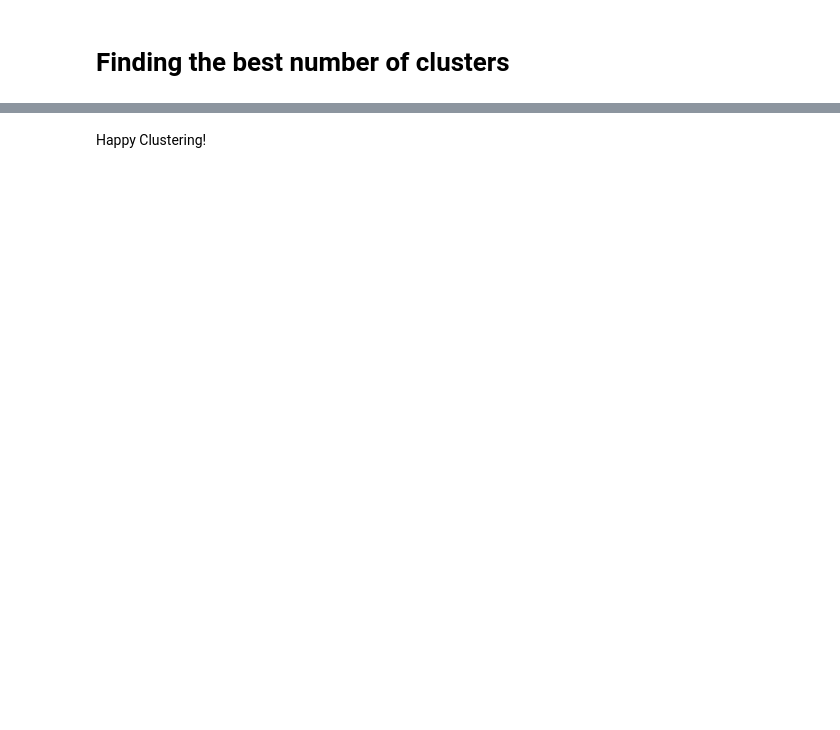
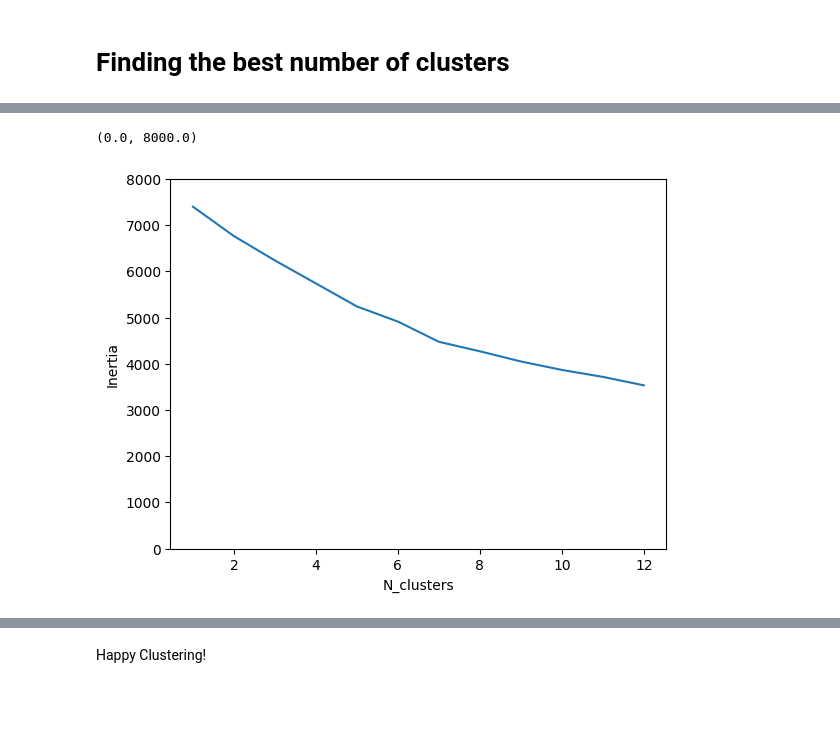
Before and after one commit to jposluszny/Machine-Learning, a Jupyter notebook: 9 KMeans/kmeans exercise.ipynb, the cells around one changed output, grey strips where cells are left out. Saved outputs shown, nothing was run; the diff lists cells and outputs as text; code cells hidden in the pictures; blank space fills up the shorter version.

```diff
--- a/9 KMeans/kmeans exercise.ipynb
+++ b/9 KMeans/kmeans exercise.ipynb
@@ -99,3 +127,4 @@ array([[ 6.71354234e+01, -3.27484750e+01, -2.96182849e+00, ...,
 # [Implement K-Means Clustering](https://scikit-learn.org/stable/modules/generated/sklearn.cluster.KMeans.html#sklearn.cluster.KMeans)
 # %%
 # Create an intance of KMeans
+kmeans = KMeans(n_clusters=4, random_state=42, n_init=10)
@@ -116,2 +145,4 @@ array([[ 6.71354234e+01, -3.27484750e+01, -2.96182849e+00, ...,
 # %% [markdown]
 k-means++ initializes the centroids to be  distant from each other, leading to better results than random initialization
+# %%
+kmeans.fit_transform(X_trans)
@@ -172,0 +216,6 @@ array([1, 0, 3, 1, 1, 3, 1, 3, 0, 1, 3, 3, 3, 3, 3, 1, 3, 3, 2, 1, 1, 3,
+# %%
+# Store the errors in a dataframe
+
+errors_df = pd.DataFrame(data={'N_clusters': [model.n_clusters for model in models],
+                               'Inertia': [model.inertia_ for model in models]})
+errors_df
@@ -172,0 +236,7 @@ array([1, 0, 3, 1, 1, 3, 1, 3, 0, 1, 3, 3, 3, 3, 3, 1, 3, 3, 2, 1, 1, 3,
+# %%
+# Plot the errors
+g = sns.lineplot(data=errors_df, x='N_clusters', y='Inertia')
+g.set_ylim(0, 8000)
+# %% [output]
+(0.0, 8000.0)
+[figure, added]
```
Also changed, not shown: parts of 37 cells of this notebook.
